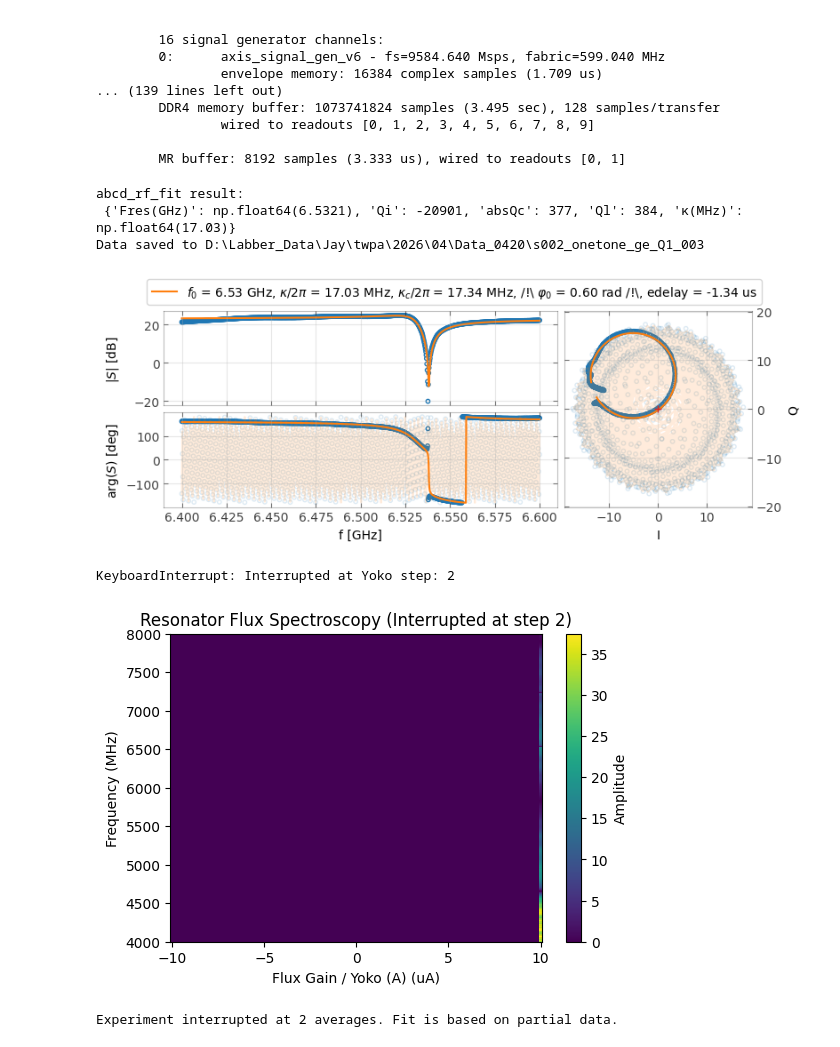
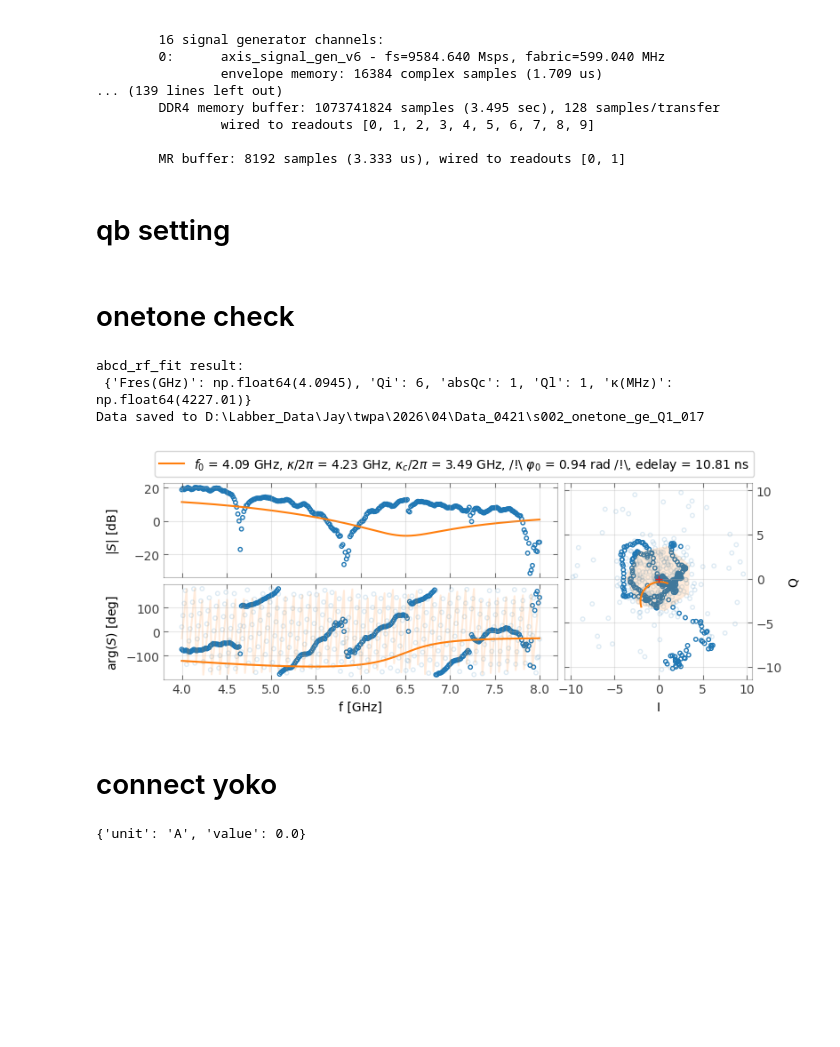
Before and after one commit to JayChien04717/SQC_soc, a Jupyter notebook: twpa.ipynb, the cells around one changed output. Drawn from its saved outputs; the diff is of its cells as text; code cells hidden in the pictures; blank space fills up the shorter version.

Commit message:
Update GUI, TWPA scripts, tools, and docs; remove old analysis notebooks
Co-Authored-By: Claude Sonnet 4.6 <noreply@anthropic.com>

```diff
--- a/twpa.ipynb
+++ b/twpa.ipynb
@@ -42,6 +44,8 @@ Firmware configuration (built Tue Sep 10 16:13:40 2024):
                 wired to readouts [0, 1, 2, 3, 4, 5, 6, 7, 8, 9]
 
         MR buffer: 8192 samples (3.333 us), wired to readouts [0, 1]
+# %% [markdown]
+# qb setting
 # %%
 from qick_workspace.tools.system_tool import ExperimentConfig
 from qick_workspace.tools.system_cfg import config_list
@@ -49,38 +53,42 @@ from qick_workspace.tools.system_cfg import config_list
 qubit = "Q1"
 config_all = ExperimentConfig(config_list)
 run_cfg = config_all.get_qubit(qubit)
+# %% [markdown]
+# onetone check
 # %%
 from qick_workspace.scrip.s002_res_spec_ge import ResonatorSpec
 
 START_FREQ = config_all.get_qubit(qubit)["res_freq_ge"] - 10  # [MHz]
 STOP_FREQ = config_all.get_qubit(qubit)["res_freq_ge"] + 10  # [MHz]
-START_FREQ = 6500-100  # [MHz]
-STOP_FREQ = 6500+100  # [MHz]
+START_FREQ = 4000 # [MHz]
+STOP_FREQ = 8000  # [MHz]
 
 
-STEPS = 1001
+STEPS = 301
 
-config_all.update("res.res_gain_ge", 0.05, q_index=qubit)
+config_all.update("res.res_gain_ge", 0.02, q_index=qubit)
 run_cfg = config_all.get_qubit(qubit)
 
 run_cfg.update(
     [
         ("steps", STEPS),
         ("res_freq_ge", QickSweep1D("freqloop", START_FREQ, STOP_FREQ)),
         ("relax_delay", 0),
     ]
 )
 
 onetone = ResonatorSpec(run_cfg)
-result = onetone.run(py_avg=5, solve_type="hm")
+result = onetone.run(py_avg=1, solve_type="hm")
 ## update value ##
 config_all.update("res_freq_ge", round(result['Fres(GHz)']*1e3, 4), q_index=qubit)
 onetone.saveLabber(qubit, yoko_value=None, config_all=config_all)
 # %% [output]
 abcd_rf_fit result:
- {'Fres(GHz)': np.float64(6.5321), 'Qi': -20901, 'absQc': 377, 'Ql': 384, 'κ(MHz)': np.float64(17.03)}
-Data saved to D:\Labber_Data\Jay\twpa\2026\04\Data_0420\s002_onetone_ge_Q1_003
+ {'Fres(GHz)': np.float64(4.0945), 'Qi': 6, 'absQc': 1, 'Ql': 1, 'κ(MHz)': np.float64(4227.01)}
+Data saved to D:\Labber_Data\Jay\twpa\2026\04\Data_0421\s002_onetone_ge_Q1_017
-[figure, old version]
+[figure, new version]
+# %% [markdown]
+# connect yoko
 # %%
 from qick_workspace.tools.YOKOGS200 import YOKOGS200
 import pyvisa
@@ -93,42 +101,10 @@ yoko = YOKOGS200(yoko_connect, rm)
 yoko.OutputOff()
 # %%
 yoko.SetMode("current")
-yoko.current_ramp_step = 1e-8
+yoko.current_ramp_step = 10e-6
 yoko.ramp_interval = 0.01
-yokocurrent = 0* 1e-6
+yokocurrent = 0.0* 1e-6
 yoko.SetCurrent(yokocurrent)
-yoko_value = yoko.GetValue()
+yoko.GetValue()
+# %% [output]
+{'unit': 'A', 'value': 0.0}
-# %%
-from qick_workspace.scrip.s002c_res_spec_ge_flux import ResonatorSpecFlux
-import numpy as np
-
-START_FREQ = 4000  # [MHz]
-STOP_FREQ = 8000  # [MHz]
-STEPS = 1001
-
-Start_flux = 0.01
-Stop_flux = -0.01
-Steps_flux = 101
-yoko_range = np.linspace(Start_flux, Stop_flux, Steps_flux) * 1e-6
-
-
-config_all.update("res.res_gain_ge", 0.05, q_index=qubit)
-run_cfg = config_all.get_qubit(qubit)
-
-run_cfg.update(
-    [
-        ("steps", STEPS),
-        ("res_freq_ge", QickSweep1D("freqloop", START_FREQ, STOP_FREQ)),
-        ("relax_delay", 0),
-        ("yoko_value", yoko_range),
-    ]
-)
-
-onetone_flux = ResonatorSpecFlux(run_cfg)
-onetone_flux.run(
-    10,  yoko_inst_addr=yoko_connect, yoko_mode="current"
-)
-# %% [output]
-KeyboardInterrupt: Interrupted at Yoko step: 2
-[figure, removed]
-Experiment interrupted at 2 averages. Fit is based on partial data.
```
Also changed, not shown: parts of 14 cells of this notebook, 30 other files.
